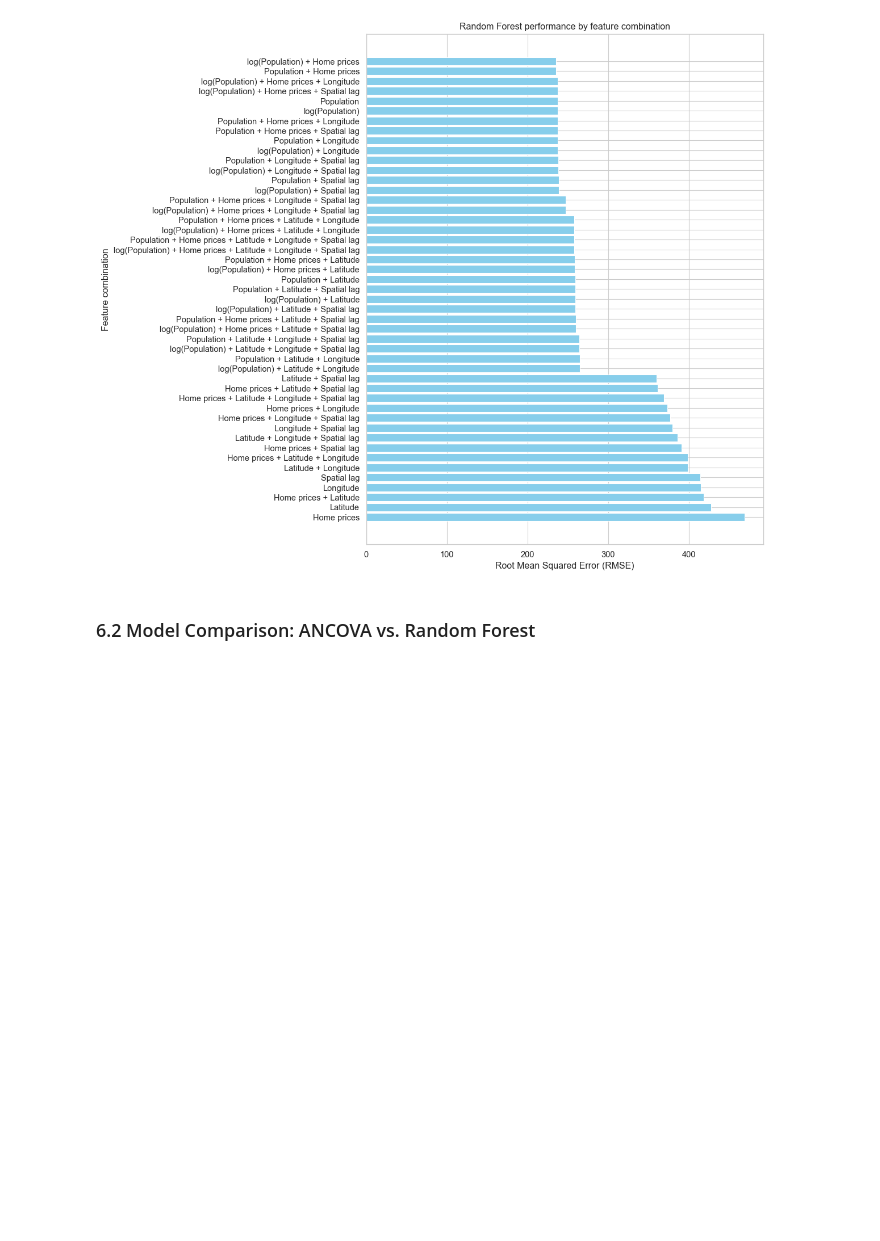
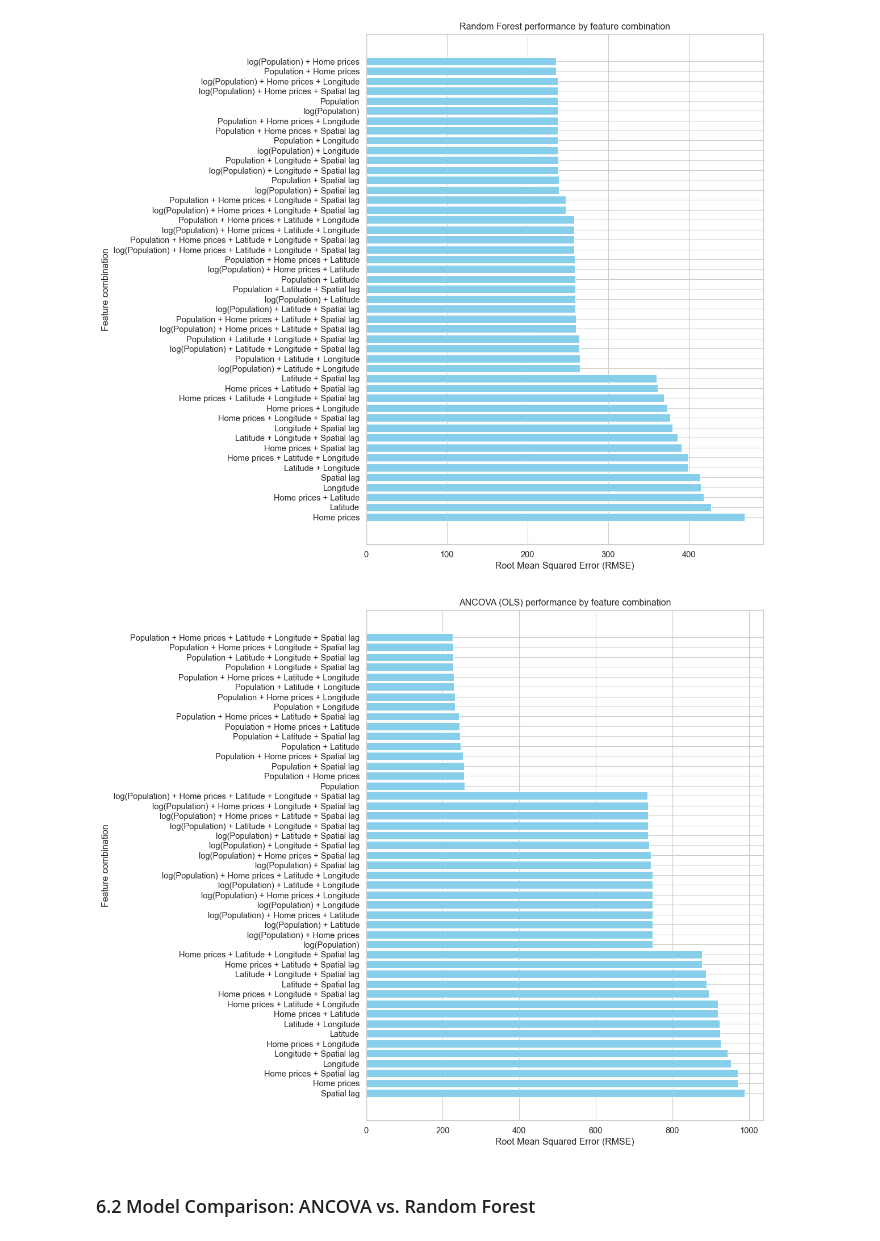
Before and after one commit to igoumiri/homelessness, a Jupyter notebook: paper.ipynb, the cells around one changed output. Drawn from its saved outputs; the diff is of its cells as text; code cells hidden in the pictures; blank space fills up the shorter version.

Commit message:
Add some preliminary figures

```diff
--- a/paper.ipynb
+++ b/paper.ipynb
@@ -318,6 +318,42 @@ plt.tight_layout()
 plt.show()
 # %% [output]
 [figure]
+# %%
+import statsmodels.formula.api as smf
+
+rmse_results = {}
+for i in range(1, len(FEATURES) + 1):
+    for combo in combinations(FEATURES, i):
+        if 'Population' in combo and 'log(Population)' in combo:
+            continue
+        combo_list = list(combo)
+        X_combo = X[combo_list]
+
+        # X_train, X_test, y_train, y_test = train_test_split(X_combo, y, test_size=0.3, random_state=42)
+        X_train, X_test, y_train, y_test = X_combo, X_combo, y, y
+
+        # model = sm.OLS(y_train, sm.add_constant(X_train)).fit()
+        formula = f'Homeless_65_2023 ~ {' + '.join([f'Q("{feature}")' for feature in combo])}'
+        model = smf.ols(formula, data=final_df).fit()
+
+        # preds = model.predict(sm.add_constant(X_test))
+        preds = model.predict(X_test)
+        rmse = np.sqrt(mean_squared_error(y_test, preds))
+        rmse_results[combo] = rmse
+# %%
+# Plotting RMSE results
+plt.figure(figsize=(12, 10))
+sorted_results = sorted(rmse_results.items(), key=lambda item: item[1], reverse=True)
+combo_labels = [' + '.join(c) for c, _ in sorted_results]
+rmse_values = [r for _, r in sorted_results]
+plt.barh(combo_labels, rmse_values, color='skyblue')
+plt.xlabel('Root Mean Squared Error (RMSE)')
+plt.ylabel('Feature combination')
+plt.title('ANCOVA (OLS) performance by feature combination')
+plt.tight_layout()
+plt.show()
+# %% [output]
+[figure, added]
 # %% [markdown]
 ### 6.2 Model Comparison: ANCOVA vs. Random Forest
 # %%
```
Also changed, not shown: parts of 1 cell of this notebook, 7 other files.
